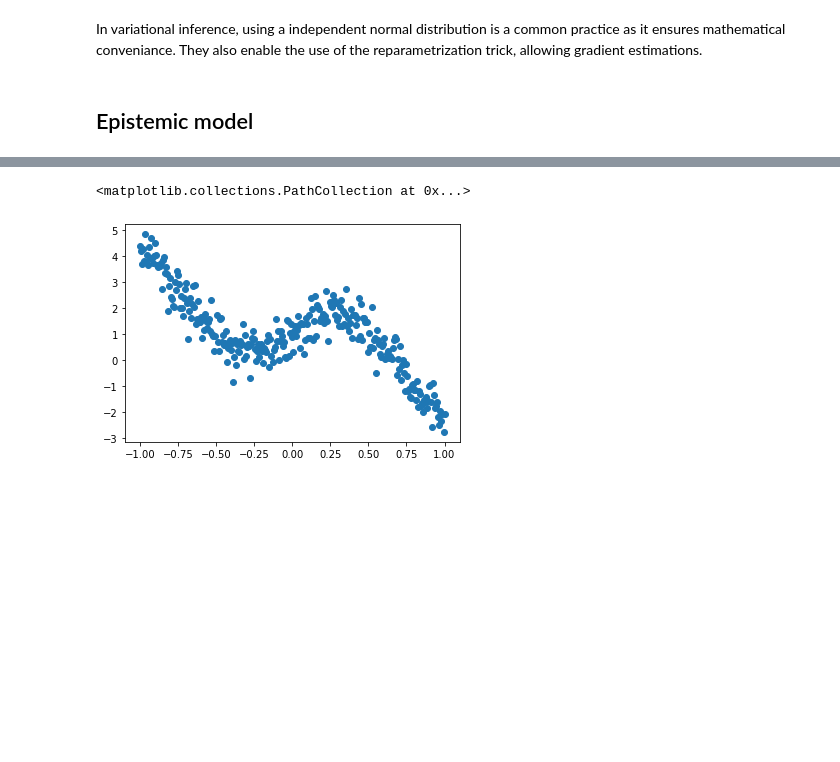
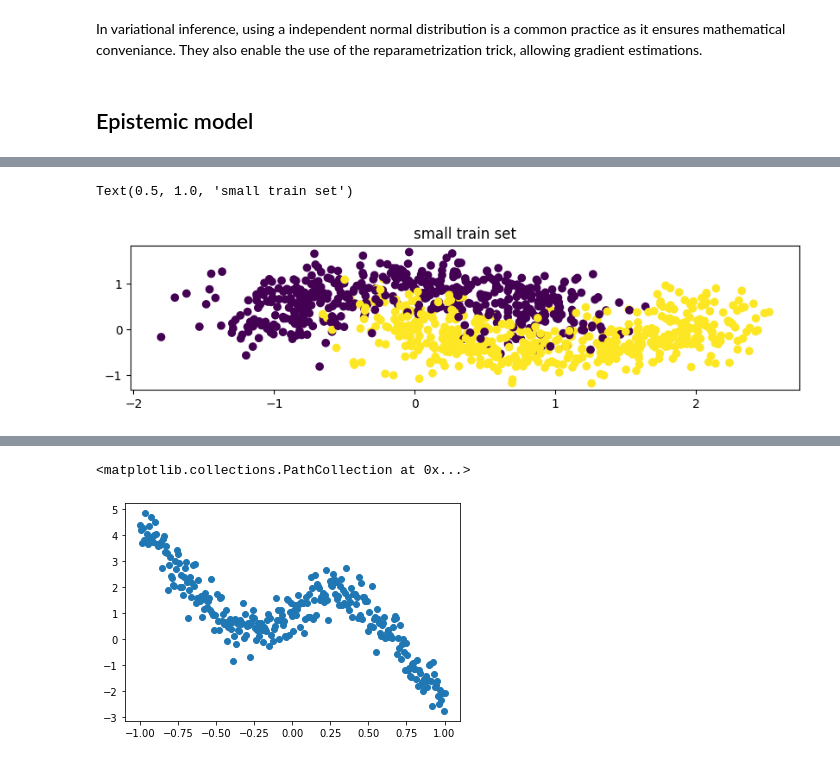
Before and after one commit to laurent-vouriot/Bayesian-Neural-Networks-and-uncertainty, a Jupyter notebook: aleatoric_vs_epistemic.ipynb, the cells around one changed output, grey strips where cells are left out. Saved outputs shown, nothing was run; the diff lists cells and outputs as text; code cells hidden in the pictures; blank space fills up the shorter version.

```diff
--- a/aleatoric_vs_epistemic.ipynb
+++ b/aleatoric_vs_epistemic.ipynb
@@ -490 +544,10 @@ accuracy :  0.5085
+# %%
+#subset
+fig = plt.figure(figsize=(10, 10))
+plt.subplot(4, 1, 1)
+plt.scatter(X_train[:1000,0], X_train[:1000,1], c=y_train[:1000])
+plt.title('small train set')
+# %% [output]
+Text(0.5, 1.0, 'small train set')
+[figure, added]
 # %%
```
Also changed, not shown: parts of 38 cells of this notebook, 11 other files.
